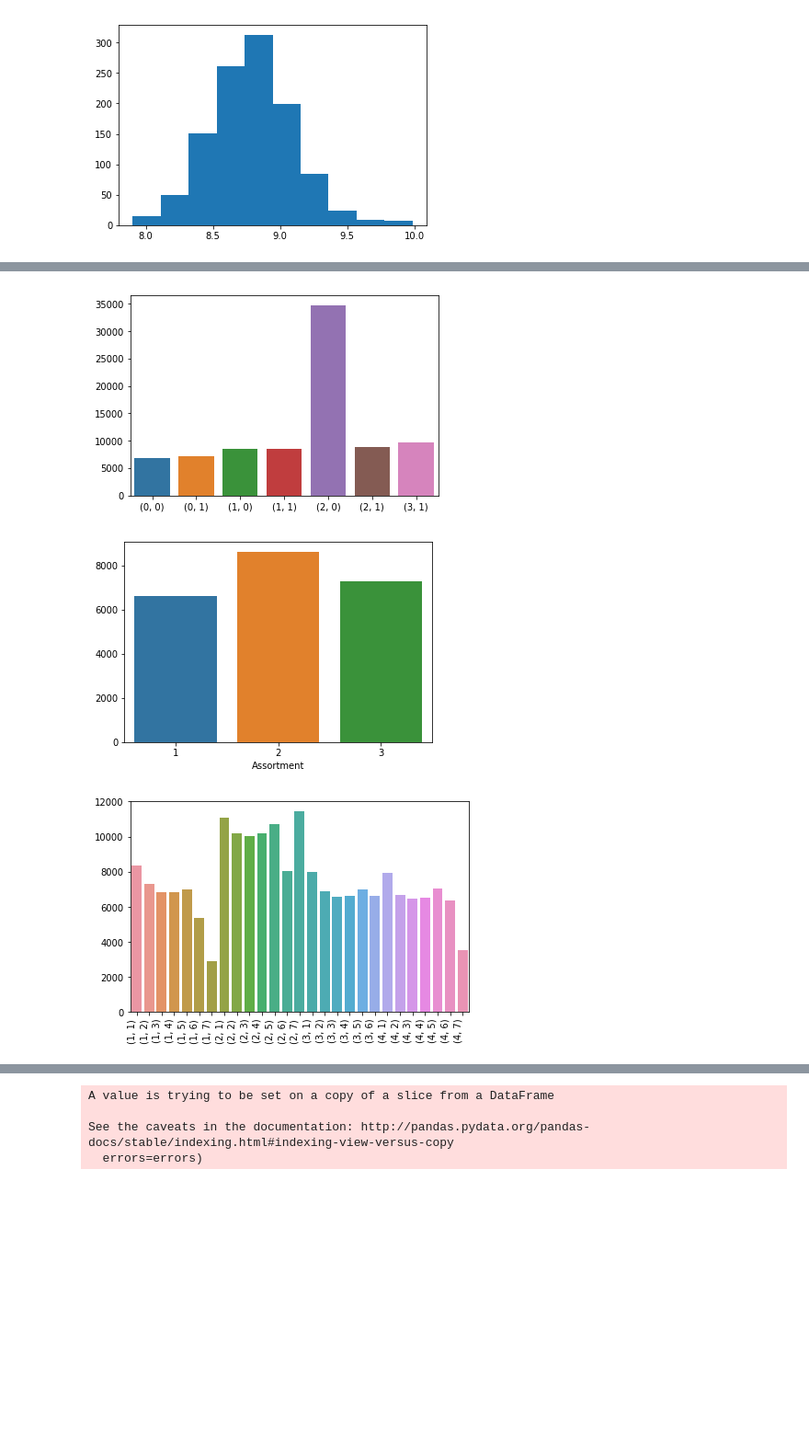
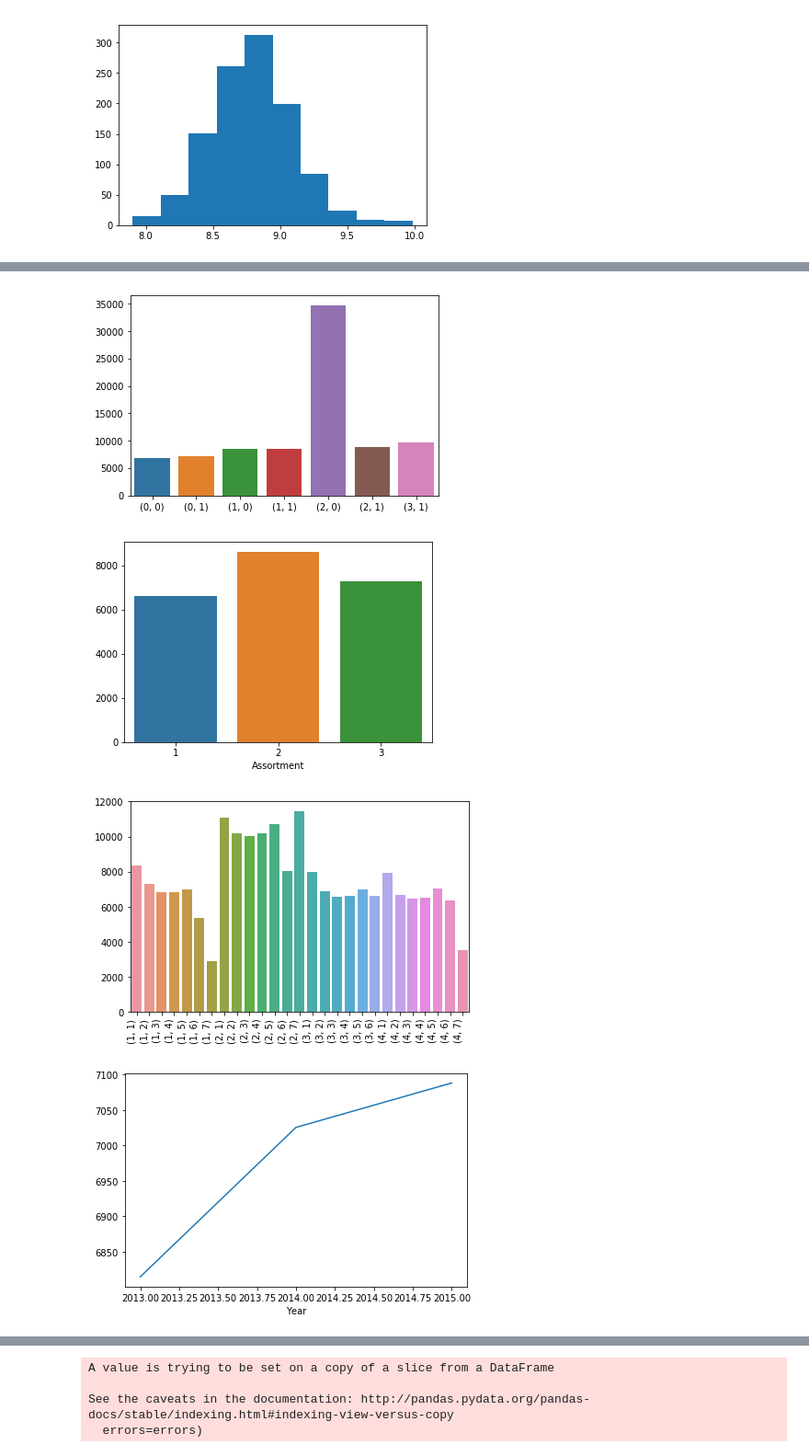
Before and after one commit to yiikai/rosman_predict, a Jupyter notebook: RosMan.ipynb, the cells around one changed output, grey strips where cells are left out. Shown: that part at 92% size. Cells and saved outputs as stored; diff of their text form; code cells hidden in the pictures; blank space fills up the shorter version.

```diff
--- a/RosMan.ipynb
+++ b/RosMan.ipynb
@@ -104,22 +103,29 @@ Index(['DayOfWeek', 'Promo', 'StateHoliday', 'SchoolHoliday', 'StoreType',
 # %%
 ST_gp = train.groupby('StoreType')['Sales'].agg('mean')
 import seaborn as sns
 sns.barplot(ST_gp.index,ST_gp.values)
 plt.show()
 StateOPen_gp = train.groupby(['StateHoliday','SchoolHoliday'])['Sales'].agg('mean')
 sns.barplot(StateOPen_gp.index,StateOPen_gp.values)
 plt.show()
 As_gp = train.groupby('Assortment')['Sales'].agg('mean')
 sns.barplot(As_gp.index,As_gp.values)
 plt.show()
 Dayweek_gp = train.groupby(['StoreType','DayOfWeek'])['Sales'].agg('mean')
 ax = sns.barplot(Dayweek_gp.index,Dayweek_gp.values)
 ax.set_xticklabels(ax.get_xticklabels(), rotation=90, ha="right")
 plt.tight_layout()
 plt.show()
+
+#每年销售额的趋势
+YearS_gp = train.groupby(['Year'])['Sales'].agg("mean")
+ax2 = sns.lineplot(YearS_gp.index,YearS_gp.values)
+plt.tight_layout()
+plt.show()
 # %% [output]
 [figure]
 [figure]
 [figure]
 [figure]
+[figure, added]
 # %%
```
Also changed, not shown: parts of 8 cells of this notebook.
